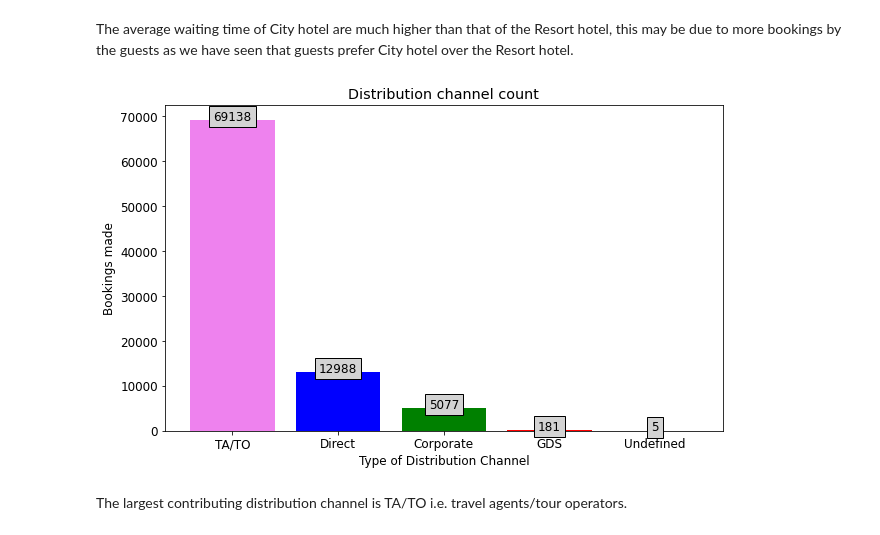
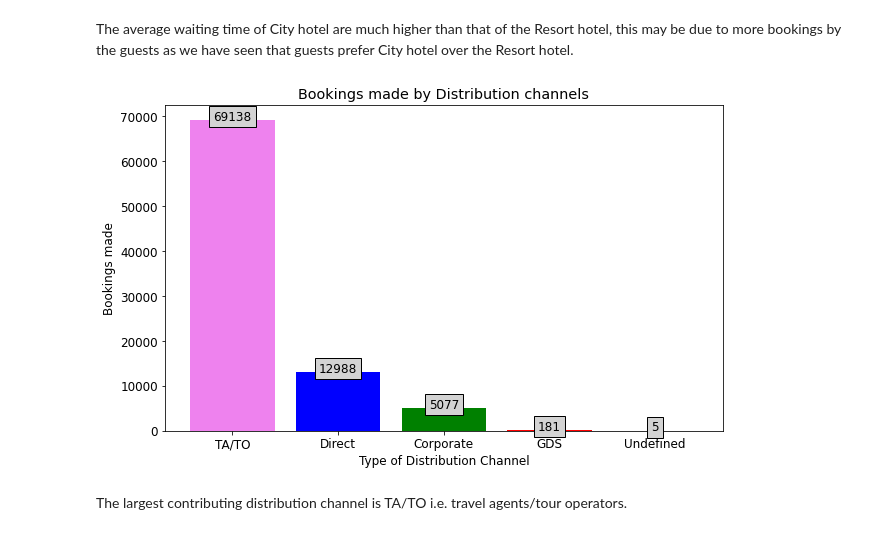
Before and after one commit to jatinsharma16/Capstone-Project-EDA, a Jupyter notebook: Hotel_Booking_Analysis_Capstone_Project.ipynb, the cells around one changed output. Drawn from its saved outputs; the diff is of its cells as text; code cells hidden in the pictures.

```diff
--- a/Hotel_Booking_Analysis_Capstone_Project.ipynb
+++ b/Hotel_Booking_Analysis_Capstone_Project.ipynb
@@ -538,16 +549,16 @@ The average waiting time of City hotel are much higher than that of the Resort h
 # %%
 df_dist = df['distribution_channel'].value_counts().reset_index(name='count')
 plt.figure(figsize=(10,6))
 plt.bar(x='index', height='count', data=df_dist,color=['violet', 'blue', 'green', 'red', 'orange'])
 plt.xlabel('Type of Distribution Channel')
 plt.ylabel('Bookings made')
 for i in range(5):
   plt.text(i, df_dist['count'][i],
            df_dist['count'][i],
            ha = 'center', bbox = dict(facecolor = 'lightgray'))
-plt.title('Distribution channel count')
+plt.title('Bookings made by Distribution channels')
 plt.show()
 # %% [output]
-[figure, old version]
+[figure, new version]
 # %% [markdown]
 The largest contributing distribution channel is TA/TO i.e. travel agents/tour operators.
```
Also changed, not shown: parts of 18 cells of this notebook.
